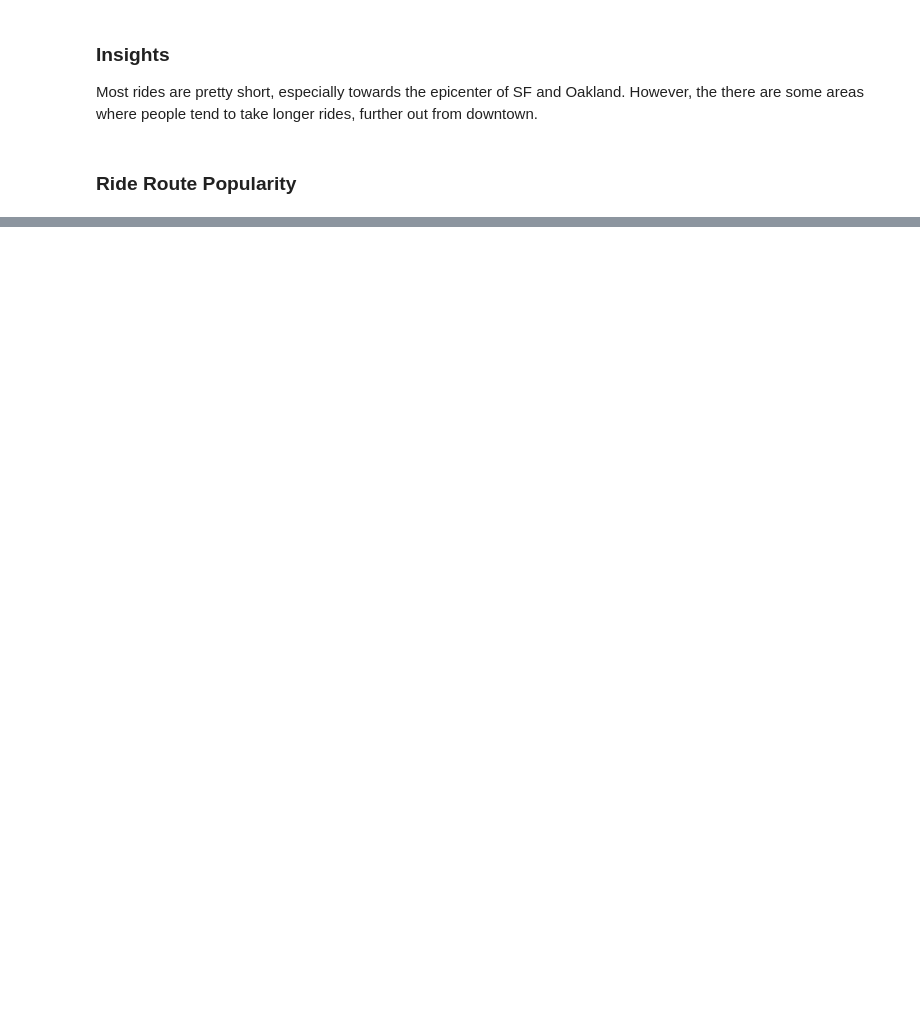
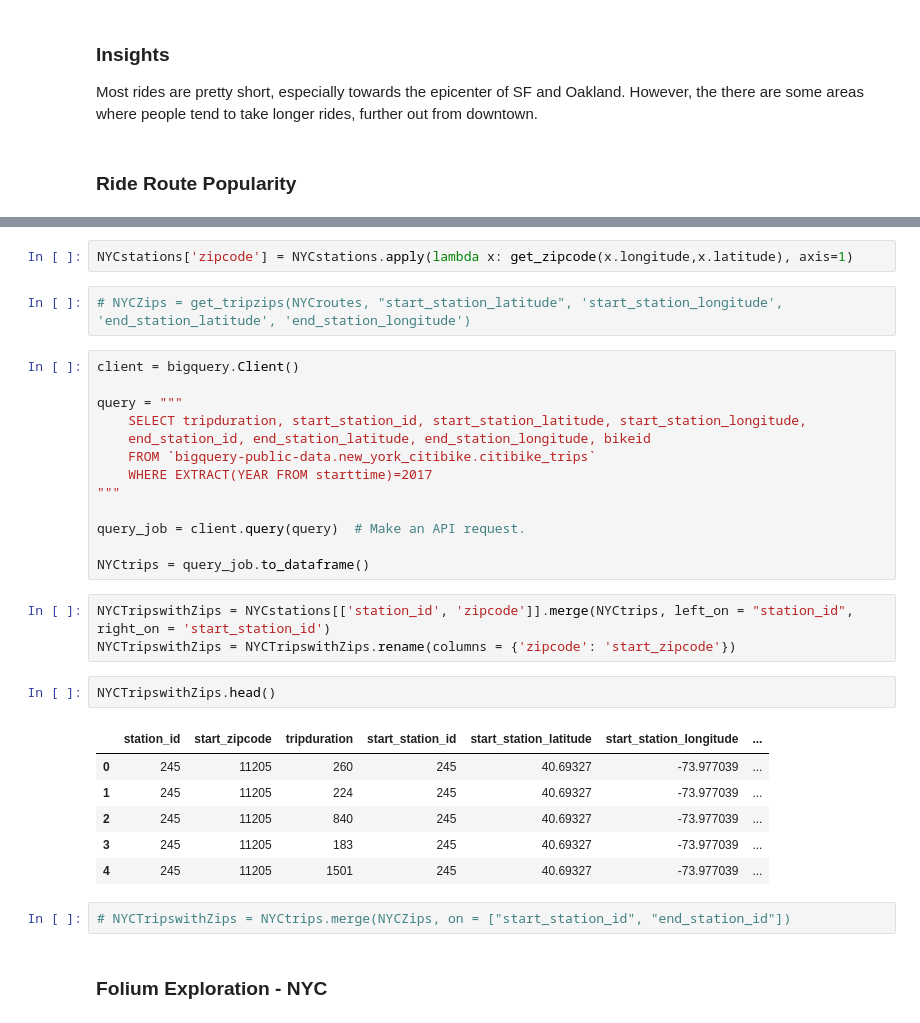
Before and after one commit to kendalldyke14/SanFranciscoBikeShare, a Jupyter notebook: zipcodeMatching.ipynb, the cells around one changed output, grey strips where cells are left out. Saved outputs shown, nothing was run; the diff lists cells and outputs as text; blank space fills up the shorter version.

```diff
--- a/zipcodeMatching.ipynb
+++ b/zipcodeMatching.ipynb
@@ -289,0 +325,33 @@ Popular routes tend to be along/near the water. There are several stations that
+# %%
+NYCstations['zipcode'] = NYCstations.apply(lambda x: get_zipcode(x.longitude,x.latitude), axis=1)
+# %%
+# NYCZips = get_tripzips(NYCroutes, "start_station_latitude", 'start_station_longitude', 'end_station_latitude', 'end_station_longitude')
+# %%
+client = bigquery.Client()
+
+query = """
+    SELECT tripduration, start_station_id, start_station_latitude, start_station_longitude,
+    end_station_id, end_station_latitude, end_station_longitude, bikeid
+    FROM `bigquery-public-data.new_york_citibike.citibike_trips`
+    WHERE EXTRACT(YEAR FROM starttime)=2017
+"""
+
+query_job = client.query(query)  # Make an API request.
+
+NYCtrips = query_job.to_dataframe()
+# %%
+NYCTripswithZips = NYCstations[['station_id', 'zipcode']].merge(NYCtrips, left_on = "station_id", right_on = 'start_station_id')
+NYCTripswithZips = NYCTripswithZips.rename(columns = {'zipcode': 'start_zipcode'})
+# %%
+NYCTripswithZips.head()
+# %% [output]
+|  | station_id | start_zipcode | tripduration | start_station_id | start_station_latitude | start_station_longitude | ... |
+| 0 | 245 | 11205 | 260 | 245 | 40.69327 | -73.977039 | ... |
+| 1 | 245 | 11205 | 224 | 245 | 40.69327 | -73.977039 | ... |
+| 2 | 245 | 11205 | 840 | 245 | 40.69327 | -73.977039 | ... |
+| 3 | 245 | 11205 | 183 | 245 | 40.69327 | -73.977039 | ... |
+| 4 | 245 | 11205 | 1501 | 245 | 40.69327 | -73.977039 | ... |
+# %%
+# NYCTripswithZips = NYCtrips.merge(NYCZips, on = ["start_station_id", "end_station_id"])
+# %% [markdown]
+### Folium Exploration - NYC
```
Also changed, not shown: parts of 37 cells of this notebook.
